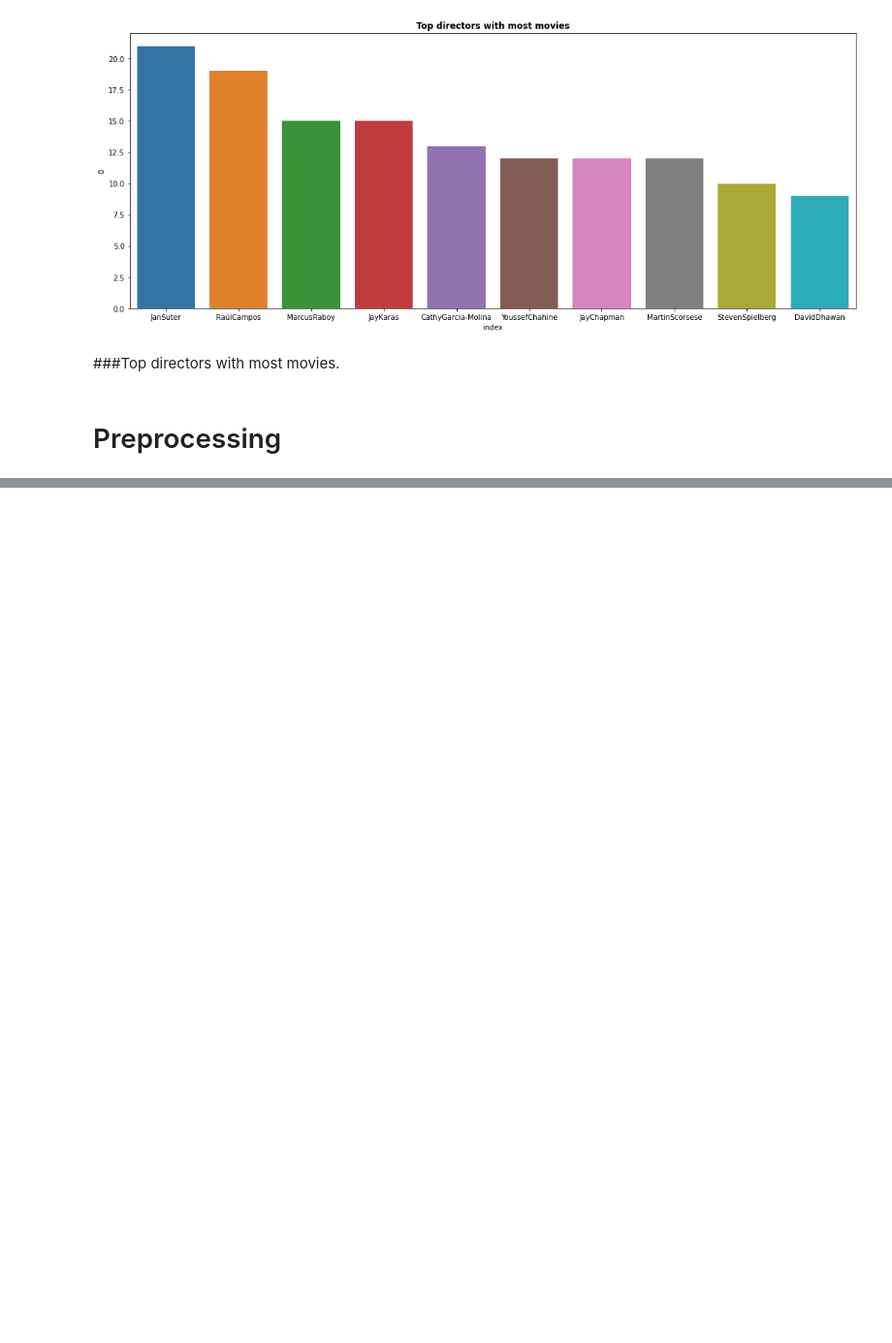
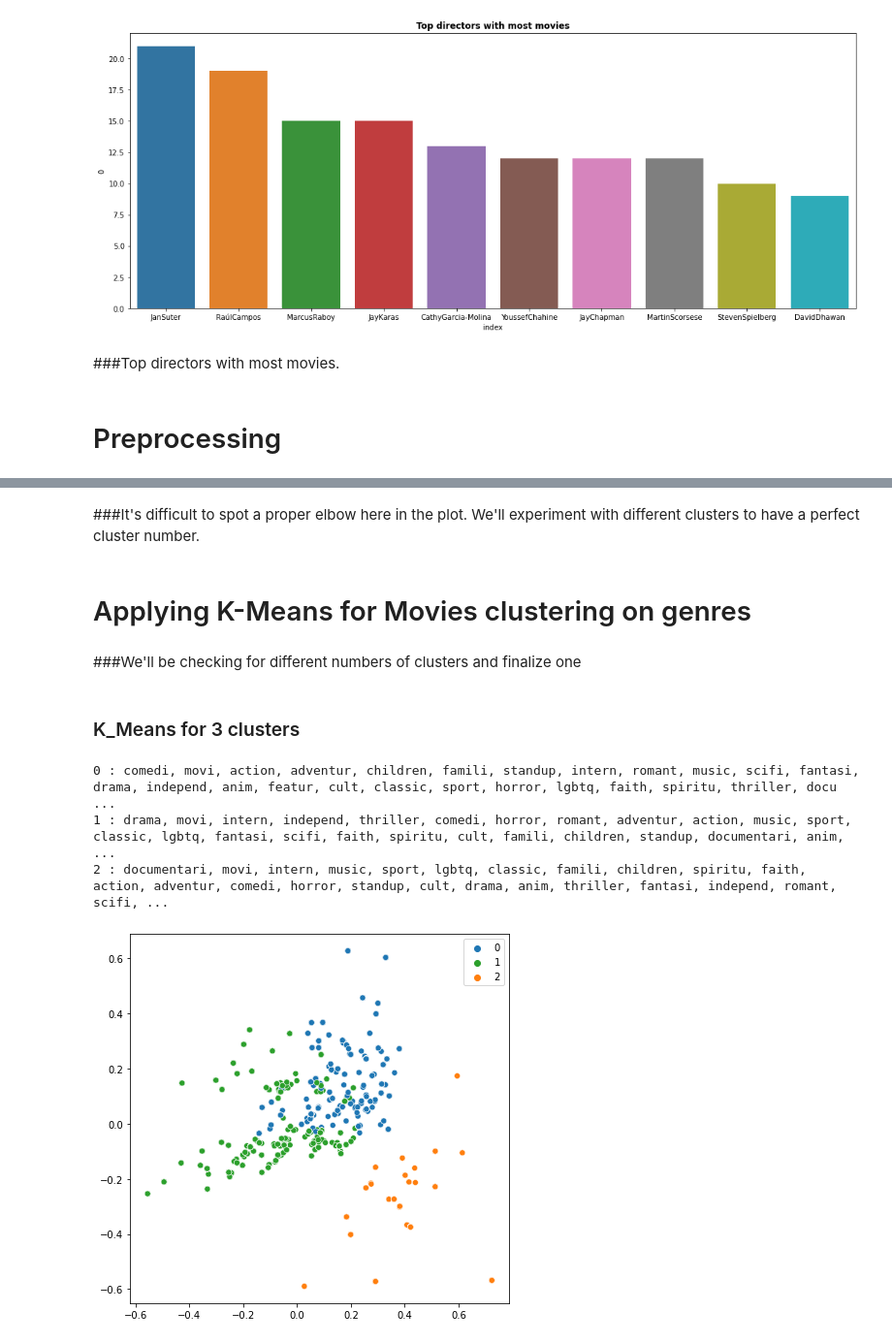
Before and after one commit to tanay47/Netflix-Movie-and-TV-Shows-Clustering, a Jupyter notebook: NETFLIX_MOVIES_AND_TV_SHOWS_CLUSTERING.ipynb, the cells around one changed output, grey strips where cells are left out. Shown at 97% size. Drawn from its saved outputs; the diff is of its cells as text; code cells hidden in the pictures; blank space fills up the shorter version.

```diff
--- a/NETFLIX_MOVIES_AND_TV_SHOWS_CLUSTERING.ipynb
+++ b/NETFLIX_MOVIES_AND_TV_SHOWS_CLUSTERING.ipynb
@@ -373,0 +450,4 @@ Text(0.5, 1.0, 'Top directors with most movies')
+# %%
+# all token words
+fet_words = vectorizer.get_feature_names()
+print(fet_words)
@@ -373,0 +477,44 @@ Text(0.5, 1.0, 'Top directors with most movies')
+# %% [markdown]
+###It's difficult to spot a proper elbow here in the plot. We'll experiment with different clusters to have a perfect cluster number.
+# %% [markdown]
+# Applying K-Means for Movies clustering on genres
+# %% [markdown]
+###We'll be checking for different numbers of clusters and finalize one
+# %%
+# function plotting clusters
+def plot_cluster(model):
+  cluster_idices = model.fit_predict(transform_descrip)
+  pca = PCA(n_components=2)
+  scatter_points = pca.fit_transform(transform_descrip.toarray())
+
+  x_axis = [a[0] for a in scatter_points]
+  y_axis = [a[1] for a in scatter_points]
+
+  plt.figure(figsize=(7,7))
+  palette = {
+    0: 'tab:blue',
+    1: 'tab:green',
+    2: 'tab:orange',
+    3: 'tab:red',
+    4: 'tab:cyan',
+    5: 'tab:megenta'}
+  sns.scatterplot(x_axis, y_axis, c="g",palette=palette, hue= cluster_idices)
+# %% [markdown]
+### K_Means for 3 clusters
+# %%
+# K-means with 3 clusters
+kmeans_3_clust = KMeans(n_clusters = 3, n_init = 20)
+kmeans_3_clust.fit(transform_descrip)
+
+# We have a look at 3 the clusters generated by k-means
+common_words = kmeans_3_clust.cluster_centers_.argsort()[:,-1:-26:-1]
+for num, centroid in enumerate(common_words):
+    print(str(num) + ' : ' + ', '.join(fet_words[word] for word in centroid))
+
+# plotting using plot_cluster() function
+plot_cluster(kmeans_3_clust)
+# %% [output]
+0 : comedi, movi, action, adventur, children, famili, standup, intern, romant, music, scifi, fantasi, drama, independ, anim, featur, cult, classic, sport, horror, lgbtq, faith, spiritu, thriller, docu ...
+1 : drama, movi, intern, independ, thriller, comedi, horror, romant, adventur, action, music, sport, classic, lgbtq, fantasi, scifi, faith, spiritu, cult, famili, children, standup, documentari, anim, ...
+2 : documentari, movi, intern, music, sport, lgbtq, classic, famili, children, spiritu, faith, action, adventur, comedi, horror, standup, cult, drama, anim, thriller, fantasi, independ, romant, scifi, ...
+[figure, added]
```
Also changed, not shown: parts of 23 cells of this notebook.
